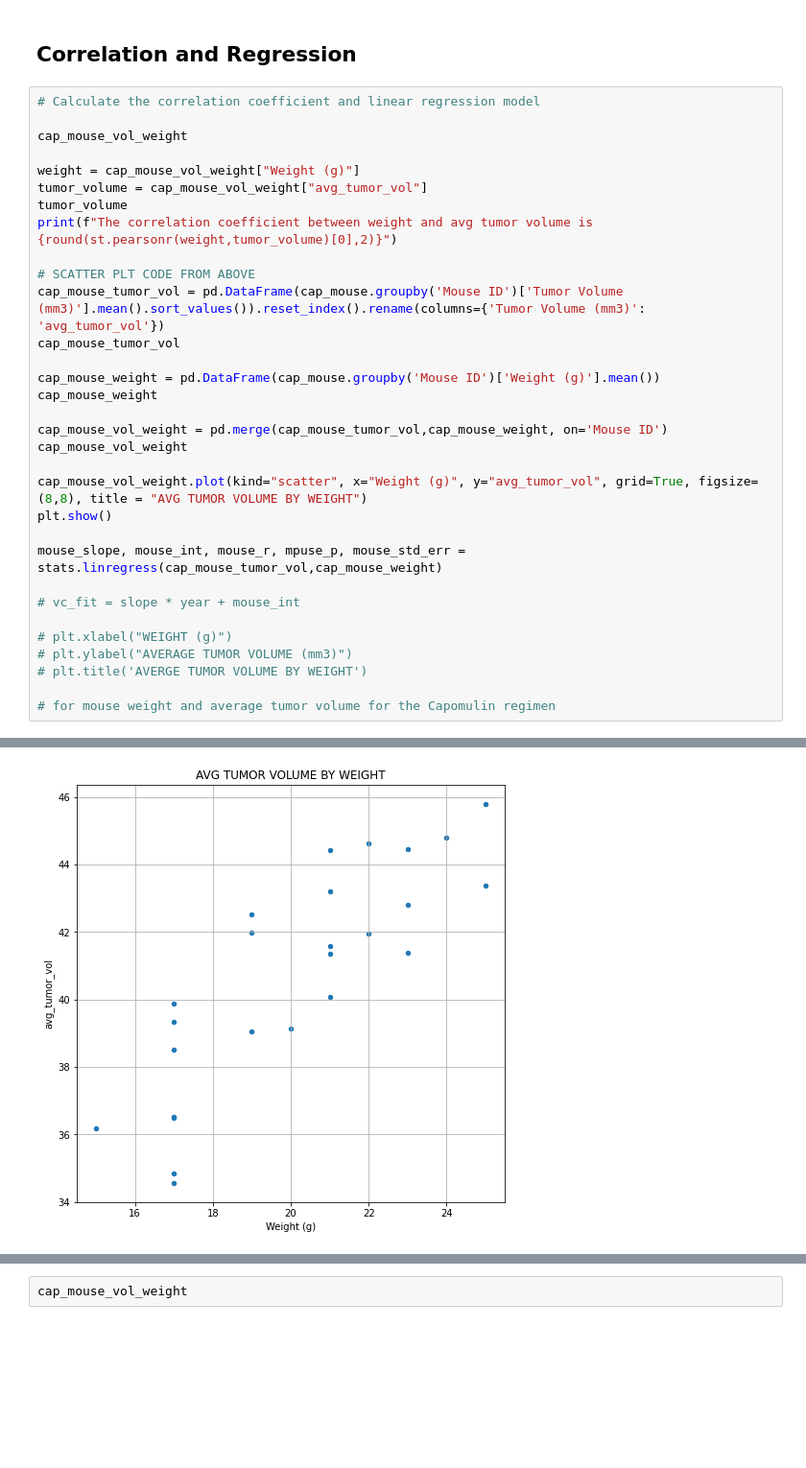
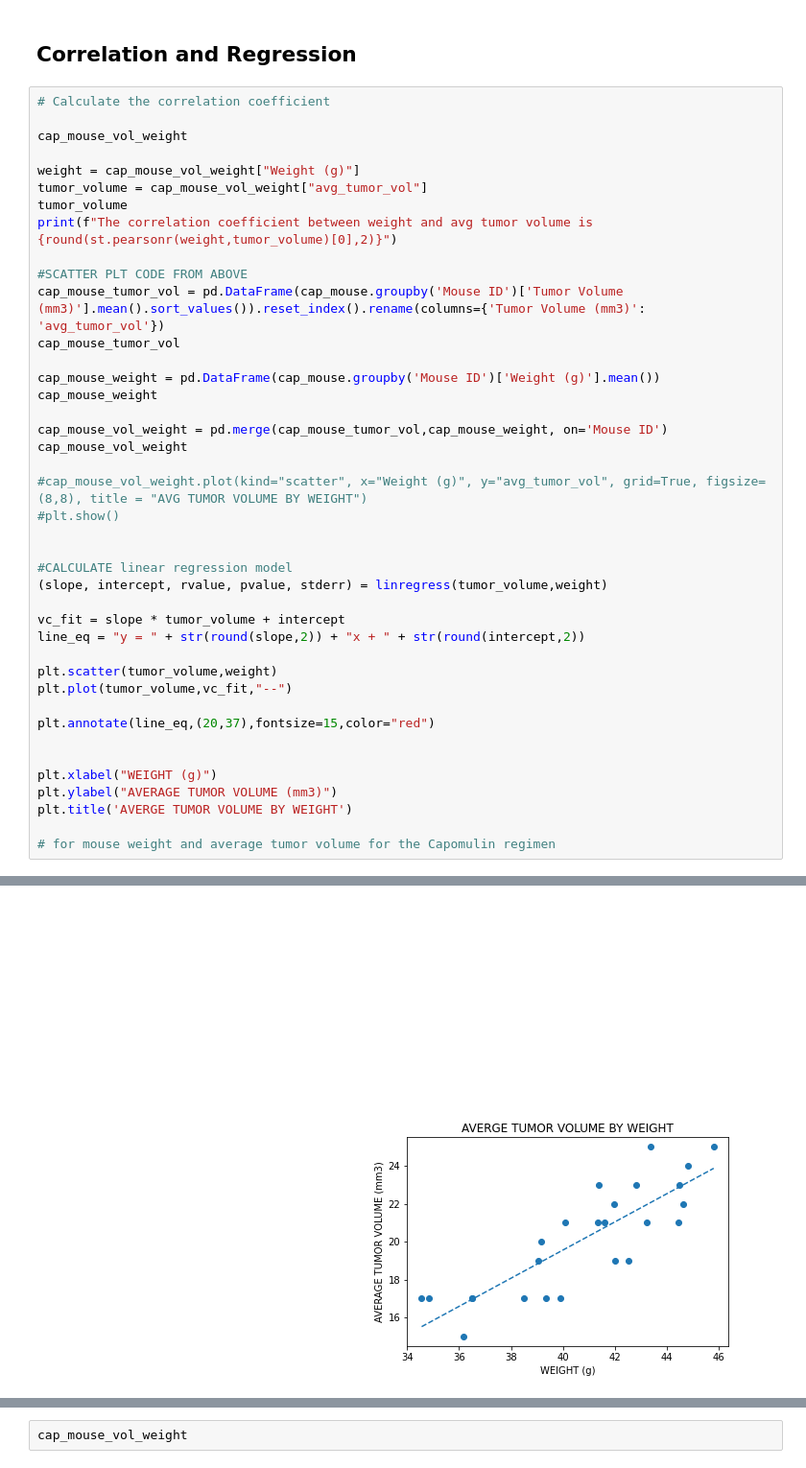
Before and after one commit to TBG1006/Pymaceuticals, a Jupyter notebook: Pymaceuticals.ipynb, the cells around one changed output, grey strips where cells are left out. Shown: that part at 96% size. Cells and saved outputs as stored; diff of their text form; blank space fills up the shorter version.

Commit message:
Regression

```diff
--- a/Pymaceuticals.ipynb
+++ b/Pymaceuticals.ipynb
@@ -379,7 +379,7 @@ Text(0.5, 1.0, 'AVERGE TUMOR VOLUME BY WEIGHT')
 # %% [markdown]
 ## Correlation and Regression
 # %%
-# Calculate the correlation coefficient and linear regression model
+# Calculate the correlation coefficient
 
 cap_mouse_vol_weight
 
@@ -388,7 +388,7 @@ tumor_volume = cap_mouse_vol_weight["avg_tumor_vol"]
 tumor_volume
 print(f"The correlation coefficient between weight and avg tumor volume is {round(st.pearsonr(weight,tumor_volume)[0],2)}")
 
-# SCATTER PLT CODE FROM ABOVE
+#SCATTER PLT CODE FROM ABOVE
 cap_mouse_tumor_vol = pd.DataFrame(cap_mouse.groupby('Mouse ID')['Tumor Volume (mm3)'].mean().sort_values()).reset_index().rename(columns={'Tumor Volume (mm3)': 'avg_tumor_vol'})
 cap_mouse_tumor_vol
 
@@ -398,16 +398,25 @@ cap_mouse_weight
 cap_mouse_vol_weight = pd.merge(cap_mouse_tumor_vol,cap_mouse_weight, on='Mouse ID')
 cap_mouse_vol_weight
 
-cap_mouse_vol_weight.plot(kind="scatter", x="Weight (g)", y="avg_tumor_vol", grid=True, figsize=(8,8), title = "AVG TUMOR VOLUME BY WEIGHT")
-plt.show()
+#cap_mouse_vol_weight.plot(kind="scatter", x="Weight (g)", y="avg_tumor_vol", grid=True, figsize=(8,8), title = "AVG TUMOR VOLUME BY WEIGHT")
+#plt.show()
 
-mouse_slope, mouse_int, mouse_r, mpuse_p, mouse_std_err = stats.linregress(cap_mouse_tumor_vol,cap_mouse_weight)
 
-# vc_fit = slope * year + mouse_int
+#CALCULATE linear regression model
+(slope, intercept, rvalue, pvalue, stderr) = linregress(tumor_volume,weight)
 
-# plt.xlabel("WEIGHT (g)")
-# plt.ylabel("AVERAGE TUMOR VOLUME (mm3)")
-# plt.title('AVERGE TUMOR VOLUME BY WEIGHT')
+vc_fit = slope * tumor_volume + intercept
+line_eq = "y = " + str(round(slope,2)) + "x + " + str(round(intercept,2))
+
+plt.scatter(tumor_volume,weight)
+plt.plot(tumor_volume,vc_fit,"--")
+
+plt.annotate(line_eq,(20,37),fontsize=15,color="red")
+
+
+plt.xlabel("WEIGHT (g)")
+plt.ylabel("AVERAGE TUMOR VOLUME (mm3)")
+plt.title('AVERGE TUMOR VOLUME BY WEIGHT')
 
 # for mouse weight and average tumor volume for the Capomulin regimen
 # %% [output]
@@ -415 +425 @@ The correlation coefficient between weight and avg tumor volume is 0.84
-[figure, old version]
+[figure, new version]
```
Also changed, not shown: parts of 2 cells of this notebook.
